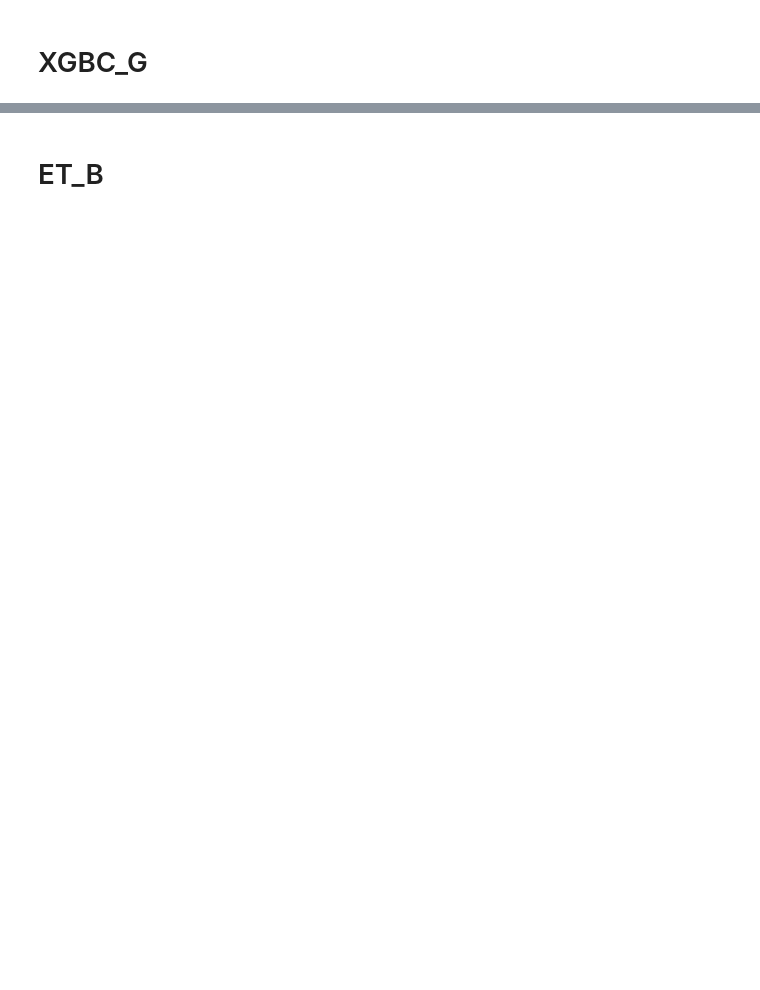
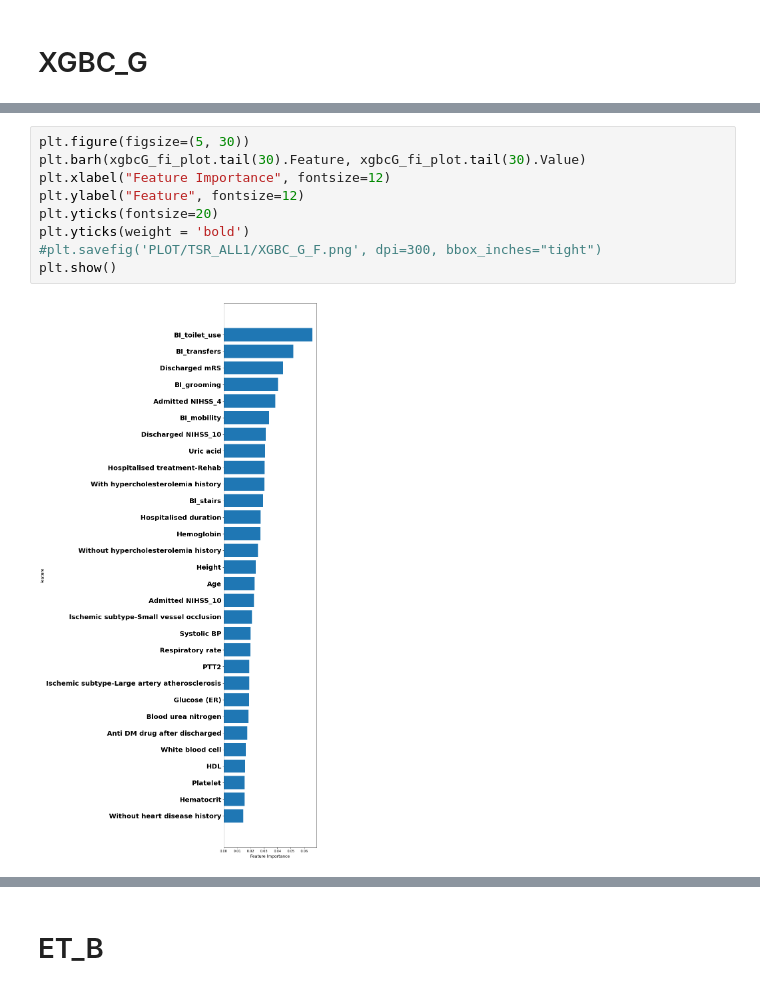
Before and after one commit to sn987532159/TSR_ML, a Jupyter notebook: result/TSR_ALL/TSR_ALL1_FI.ipynb, the cells around one changed output, grey strips where cells are left out. Drawn from its saved outputs; the diff is of its cells as text; blank space fills up the shorter version.

```diff
--- a/result/TSR_ALL/TSR_ALL1_FI.ipynb
+++ b/result/TSR_ALL/TSR_ALL1_FI.ipynb
@@ -73,0 +96,11 @@ plt.show()
+# %%
+plt.figure(figsize=(5, 30))
+plt.barh(xgbcG_fi_plot.tail(30).Feature, xgbcG_fi_plot.tail(30).Value)
+plt.xlabel("Feature Importance", fontsize=12)
+plt.ylabel("Feature", fontsize=12)
+plt.yticks(fontsize=20)
+plt.yticks(weight = 'bold')
+#plt.savefig('PLOT/TSR_ALL1/XGBC_G_F.png', dpi=300, bbox_inches="tight")
+plt.show()
+# %% [output]
+[figure, added]
```
Also changed, not shown: parts of 44 cells of this notebook, 26 other files.
